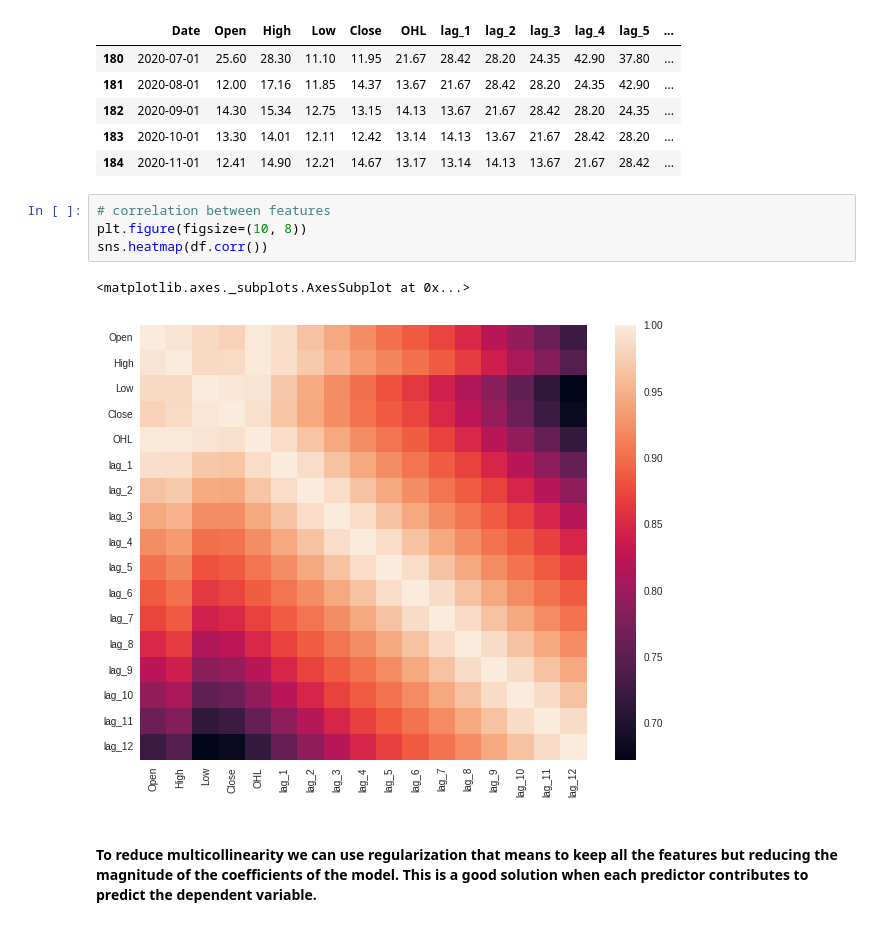
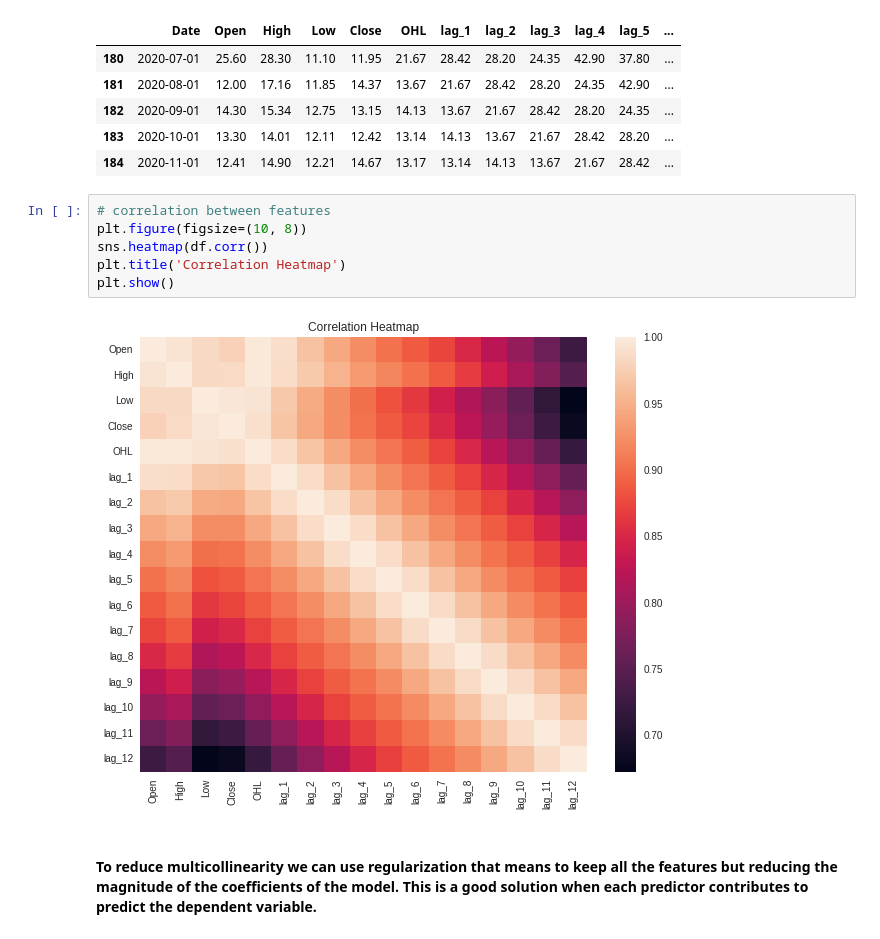
Before and after one commit to Selva-Subramanian/Yes-Bank-Stock-Closing-Price-Prediction, a Jupyter notebook: Yes_Bank_Stock_Closing_Price_Prediction.ipynb, the cells around one changed output. Cells and saved outputs as stored; diff of their text form.

```diff
--- a/Yes_Bank_Stock_Closing_Price_Prediction.ipynb
+++ b/Yes_Bank_Stock_Closing_Price_Prediction.ipynb
@@ -232,10 +228,11 @@ df.tail()
 # %%
 # correlation between features
 plt.figure(figsize=(10, 8))
 sns.heatmap(df.corr())
+plt.title('Correlation Heatmap')
+plt.show()
 # %% [output]
-<matplotlib.axes._subplots.AxesSubplot at 0x...>
-[figure, old version]
+[figure, new version]
 # %% [markdown]
 #### To reduce multicollinearity we can use regularization that means to keep all the features but reducing the magnitude of the coefficients of the model. This is a good solution when each predictor contributes to predict the dependent variable.
 # %% [markdown]
```
Also changed, not shown: parts of 11 cells of this notebook.
